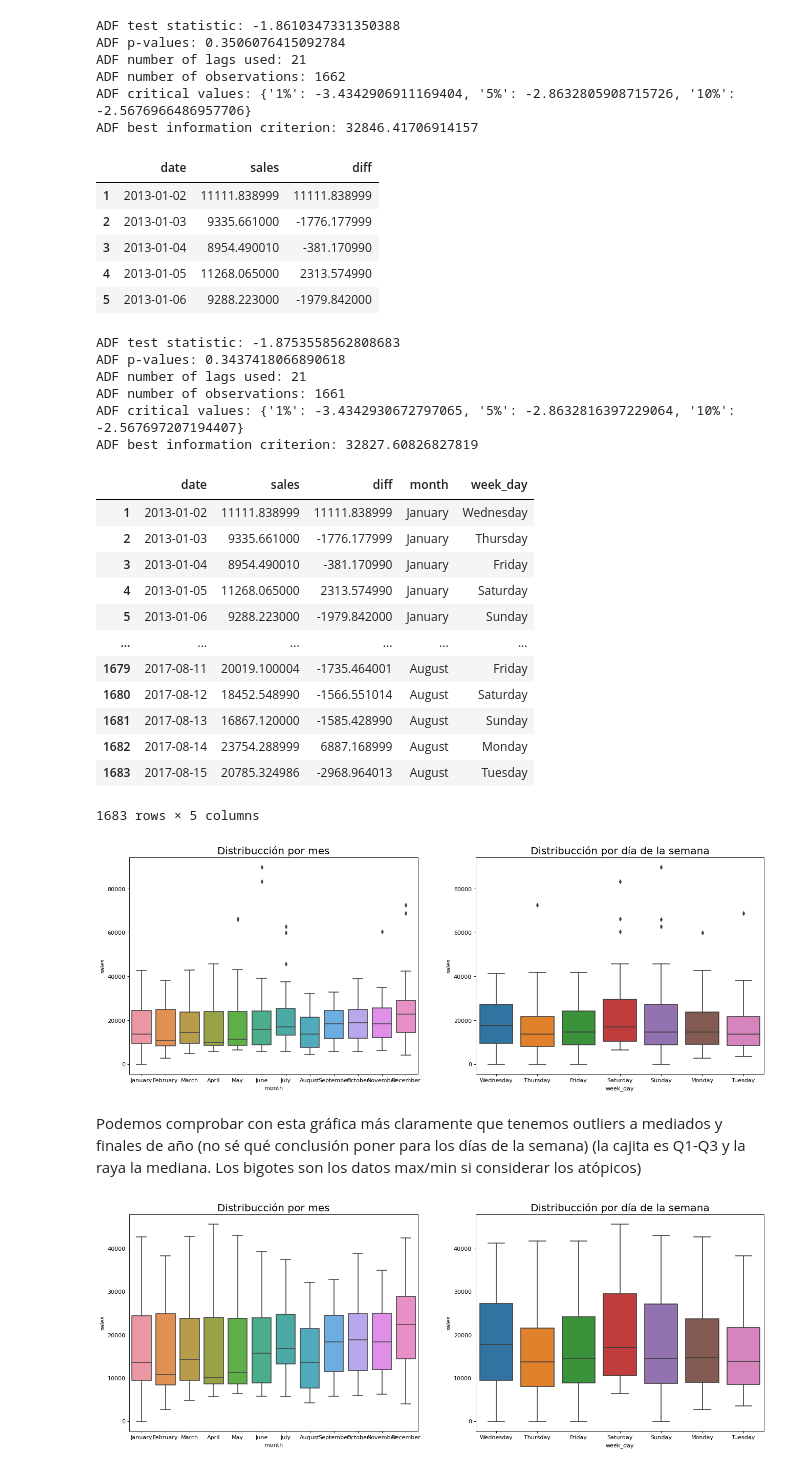
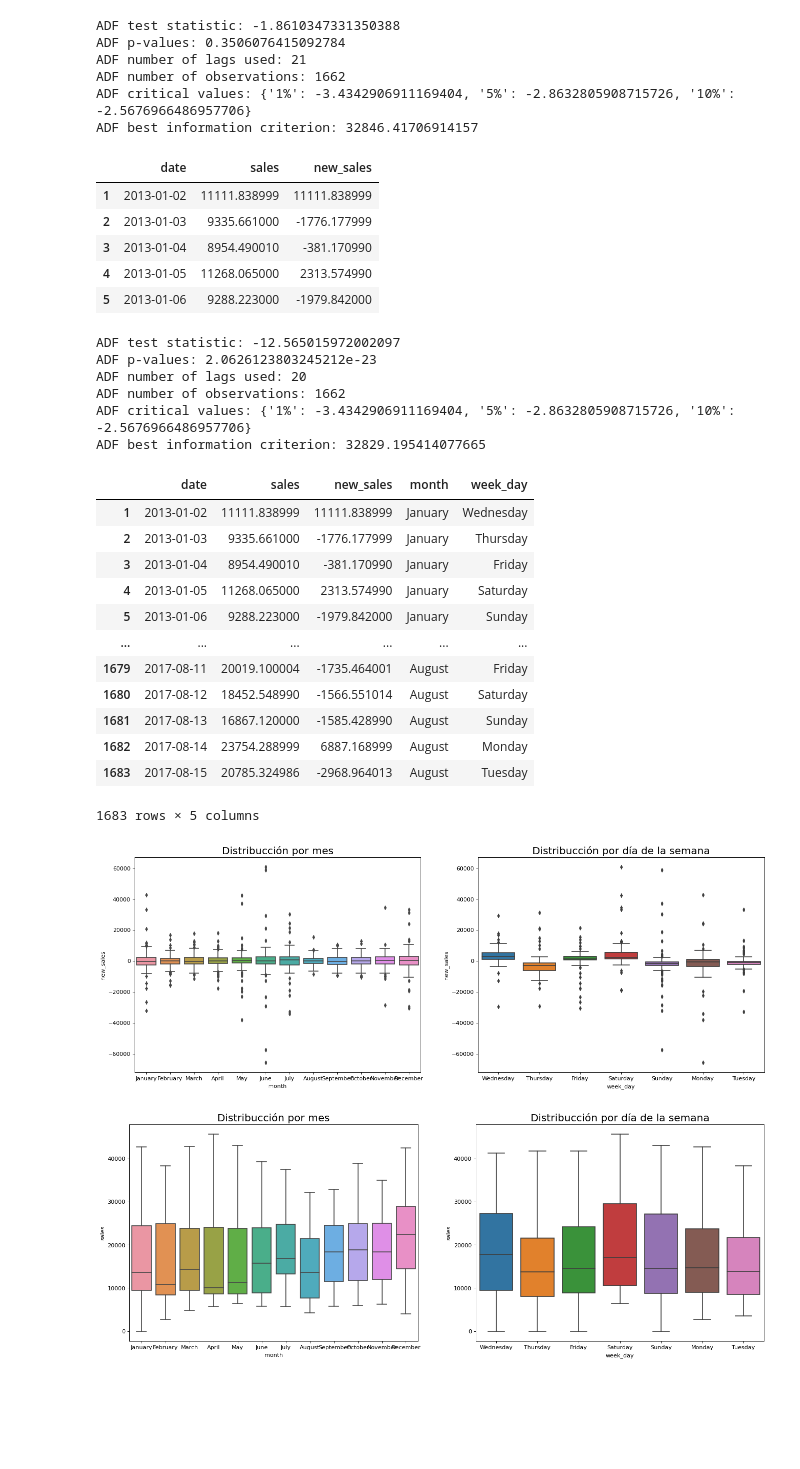
Before and after one commit to BeatrizR04/Forecasting_time_series, a Jupyter notebook: Forecasting_time_series.ipynb, the cells around one changed output. Drawn from its saved outputs; the diff is of its cells as text; code cells hidden in the pictures; blank space fills up the shorter version.

```diff
--- a/Forecasting_time_series.ipynb
+++ b/Forecasting_time_series.ipynb
@@ -226,11 +226,11 @@ ADF critical values: {'1%': -3.4342906911169404, '5%': -2.8632805908715726, '10%
 ADF best information criterion: 32846.41706914157
 # %%
 # Tenemos que diferenciarla para que sea estacionaria
-df1['diff'] = df1.sales.diff()
+df1['new_sales'] = df1.sales.diff()
 df1 = df1.dropna()
 df1.head()
 # %% [output]
-|  | date | sales | diff |
+|  | date | sales | new_sales |
 | 1 | 2013-01-02 | 11111.838999 | 11111.838999 |
 | 2 | 2013-01-03 | 9335.661000 | -1776.177999 |
 | 3 | 2013-01-04 | 8954.490010 | -381.170990 |
@@ -238,7 +238,7 @@ df1.head()
 | 5 | 2013-01-06 | 9288.223000 | -1979.842000 |
 # %%
 # Volvemos a aplicar la prueba de Dickey-Fuller
-adf, pval, usedlag, nobs, crit_vals, icbest =  adfuller(df1.sales)
+adf, pval, usedlag, nobs, crit_vals, icbest =  adfuller(df1.new_sales)
 print('ADF test statistic:', adf)
 print('ADF p-values:', pval)
 print('ADF number of lags used:', usedlag)
@@ -246,12 +246,12 @@ print('ADF number of observations:', nobs)
 print('ADF critical values:', crit_vals)
 print('ADF best information criterion:', icbest)
 # %% [output]
-ADF test statistic: -1.8753558562808683
-ADF p-values: 0.3437418066890618
-ADF number of lags used: 21
-ADF number of observations: 1661
-ADF critical values: {'1%': -3.4342930672797065, '5%': -2.8632816397229064, '10%': -2.567697207194407}
-ADF best information criterion: 32827.60826827819
+ADF test statistic: -12.565015972002097
+ADF p-values: 2.0626123803245212e-23
+ADF number of lags used: 20
+ADF number of observations: 1662
+ADF critical values: {'1%': -3.4342906911169404, '5%': -2.8632805908715726, '10%': -2.5676966486957706}
+ADF best information criterion: 32829.195414077665
 # %%
 # Creamos columnas de mes y día de la semana
 df1['month'] = df1['date'].apply(lambda x: x.strftime('%B'))
@@ -259,7 +259,7 @@ df1['week_day'] = df1['date'].dt.day_name()
 
 df1
 # %% [output]
-|  | date | sales | diff | month | week_day |
+|  | date | sales | new_sales | month | week_day |
 | 1 | 2013-01-02 | 11111.838999 | 11111.838999 | January | Wednesday |
 | 2 | 2013-01-03 | 9335.661000 | -1776.177999 | January | Thursday |
 | 3 | 2013-01-04 | 8954.490010 | -381.170990 | January | Friday |
@@ -275,17 +275,15 @@ df1
 # %%
 # Visualizamos la distribucción de las ventas por mes y día de la semana
 fig, axes = plt.subplots(1, 2, figsize=(20,7), dpi= 80)
-sns.boxplot(x=df1.month, y=df1.sales, data=df1, ax=axes[0])
-sns.boxplot(x=df1.week_day, y=df1.sales, data=df1, ax=axes[1])
+sns.boxplot(x=df1.month, y=df1.new_sales, data=df1, ax=axes[0])
+sns.boxplot(x=df1.week_day, y=df1.new_sales, data=df1, ax=axes[1])
 
 
 axes[0].set_title('Distribucción por mes', fontsize=18);
 axes[1].set_title('Distribucción por día de la semana', fontsize=18)
 plt.show()
 # %% [output]
-[figure, old version]
+[figure, new version]
-# %% [markdown]
-Podemos comprobar con esta gráfica más claramente que tenemos outliers a mediados y finales de año (no sé qué conclusión poner para los días de la semana) (la cajita es Q1-Q3 y la raya la mediana. Los bigotes son los datos max/min si considerar los atópicos)
 # %%
 # Estos outliers van a 'molestar' a la hora de modelar, por lo que vamos a cambiar sus valores por las medias de esos meses
 
```
Also changed, not shown: parts of 9 cells of this notebook, 1 other file.
